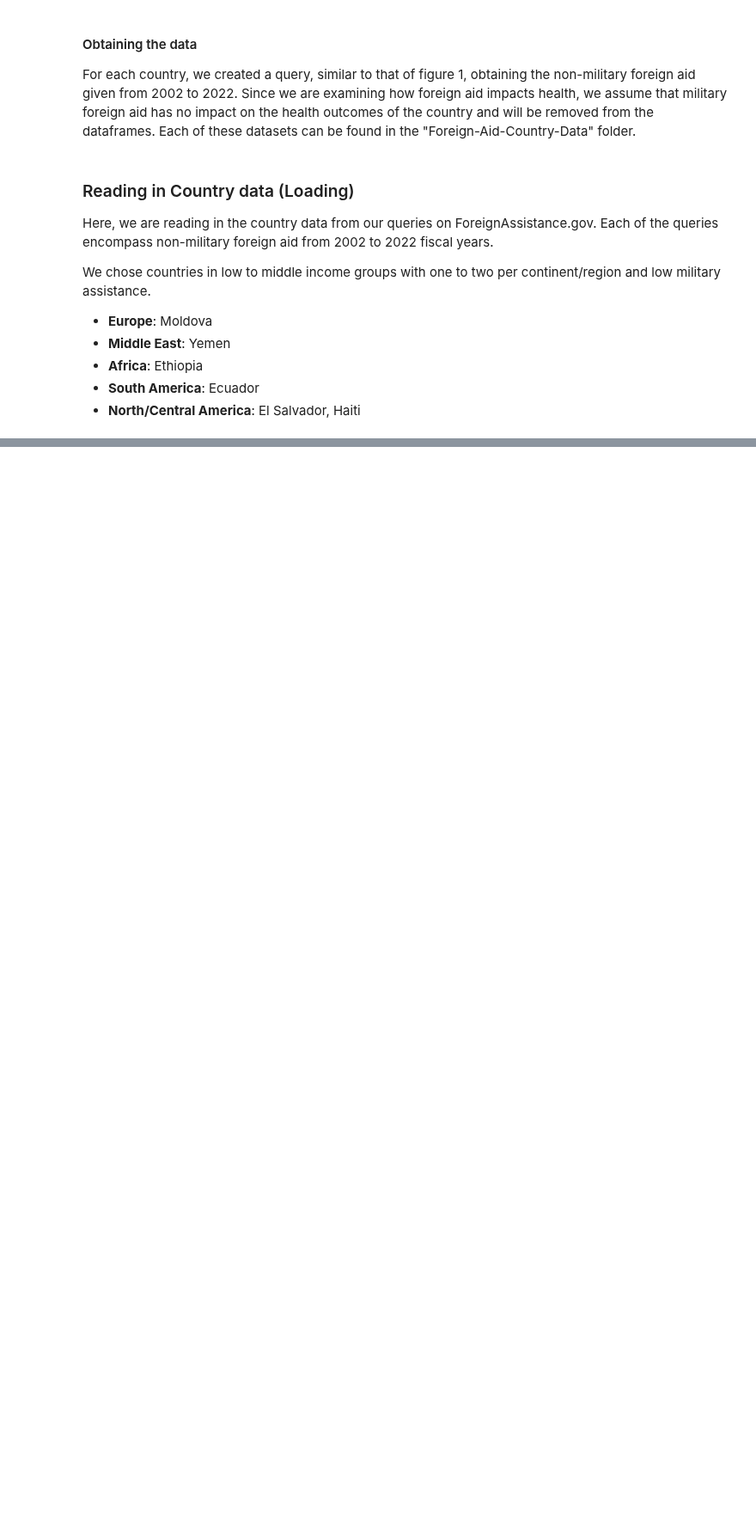
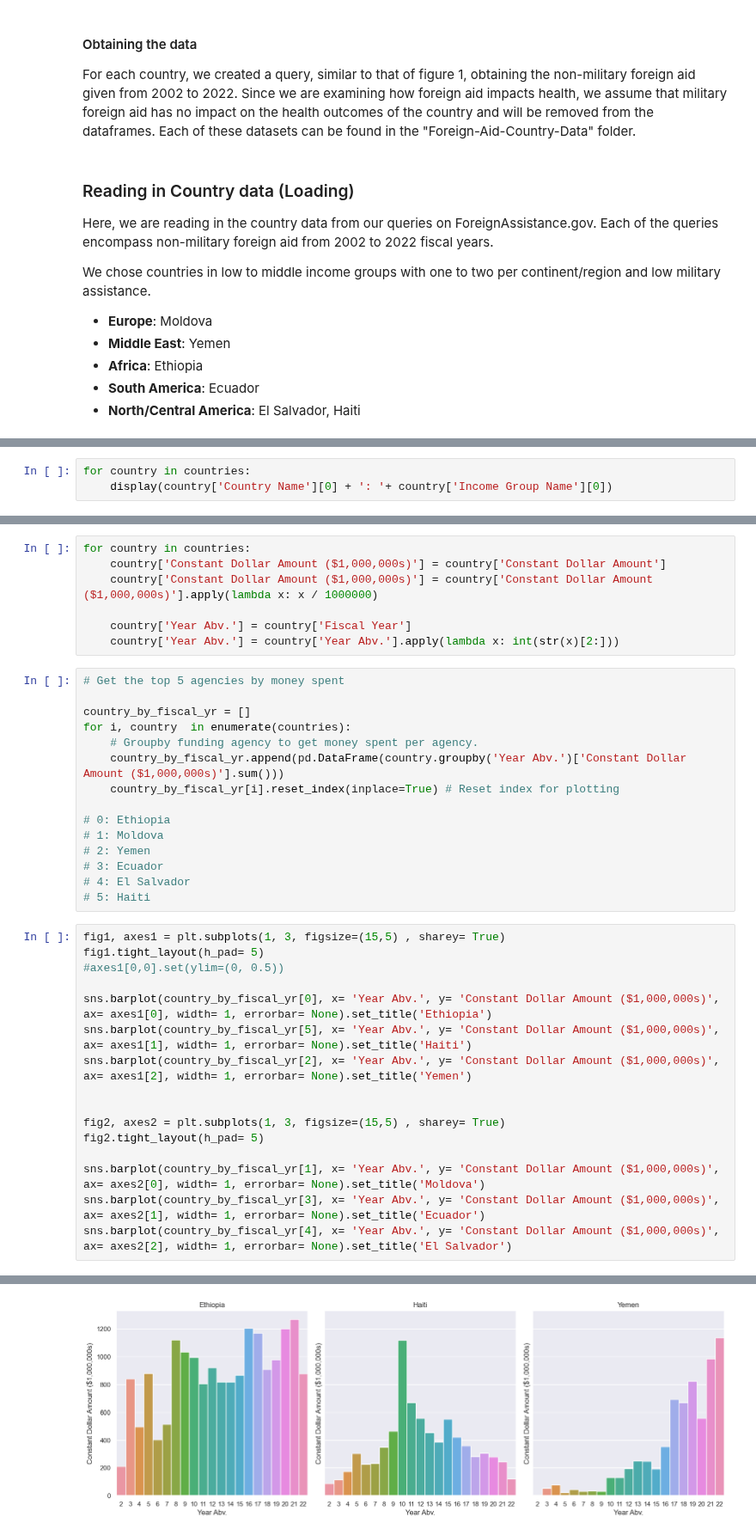
Before and after one commit to chriscallahan99/DataScience_Final_Project, a Jupyter notebook: Final_Tutorial.ipynb, the cells around one changed output, grey strips where cells are left out. Shown at 86% size. Cells and saved outputs as stored; diff of their text form; blank space fills up the shorter version.

```diff
--- a/Final_Tutorial.ipynb
+++ b/Final_Tutorial.ipynb
@@ -122,0 +198,3 @@ We will be focusing on the country-specific datasets from the ForeignAssistance.
+# %%
+for country in countries:
+    display(country['Country Name'][0] + ': '+ country['Income Group Name'][0])
@@ -122,0 +228,39 @@ We will be focusing on the country-specific datasets from the ForeignAssistance.
+# %%
+for country in countries:
+    country['Constant Dollar Amount ($1,000,000s)'] = country['Constant Dollar Amount']
+    country['Constant Dollar Amount ($1,000,000s)'] = country['Constant Dollar Amount ($1,000,000s)'].apply(lambda x: x / 1000000)
+
+    country['Year Abv.'] = country['Fiscal Year']
+    country['Year Abv.'] = country['Year Abv.'].apply(lambda x: int(str(x)[2:]))
+# %%
+# Get the top 5 agencies by money spent
+
+country_by_fiscal_yr = []
+for i, country  in enumerate(countries):
+    # Groupby funding agency to get money spent per agency.
+    country_by_fiscal_yr.append(pd.DataFrame(country.groupby('Year Abv.')['Constant Dollar Amount ($1,000,000s)'].sum()))
+    country_by_fiscal_yr[i].reset_index(inplace=True) # Reset index for plotting
+
+# 0: Ethiopia
+# 1: Moldova
+# 2: Yemen
+# 3: Ecuador
+# 4: El Salvador
+# 5: Haiti
+# %%
+fig1, axes1 = plt.subplots(1, 3, figsize=(15,5) , sharey= True)
+fig1.tight_layout(h_pad= 5)
+#axes1[0,0].set(ylim=(0, 0.5))
+
+sns.barplot(country_by_fiscal_yr[0], x= 'Year Abv.', y= 'Constant Dollar Amount ($1,000,000s)', ax= axes1[0], width= 1, errorbar= None).set_title('Ethiopia')
+sns.barplot(country_by_fiscal_yr[5], x= 'Year Abv.', y= 'Constant Dollar Amount ($1,000,000s)', ax= axes1[1], width= 1, errorbar= None).set_title('Haiti')
+sns.barplot(country_by_fiscal_yr[2], x= 'Year Abv.', y= 'Constant Dollar Amount ($1,000,000s)', ax= axes1[2], width= 1, errorbar= None).set_title('Yemen')
+
+
+fig2, axes2 = plt.subplots(1, 3, figsize=(15,5) , sharey= True)
+fig2.tight_layout(h_pad= 5)
+
+sns.barplot(country_by_fiscal_yr[1], x= 'Year Abv.', y= 'Constant Dollar Amount ($1,000,000s)', ax= axes2[0], width= 1, errorbar= None).set_title('Moldova')
+sns.barplot(country_by_fiscal_yr[3], x= 'Year Abv.', y= 'Constant Dollar Amount ($1,000,000s)', ax= axes2[1], width= 1, errorbar= None).set_title('Ecuador')
+sns.barplot(country_by_fiscal_yr[4], x= 'Year Abv.', y= 'Constant Dollar Amount ($1,000,000s)', ax= axes2[2], width= 1, errorbar= None).set_title('El Salvador')
+# %% [output]
@@ -122,0 +268 @@ We will be focusing on the country-specific datasets from the ForeignAssistance.
+[figure, added]
```
Also changed, not shown: parts of 24 cells of this notebook, 2 other files.
